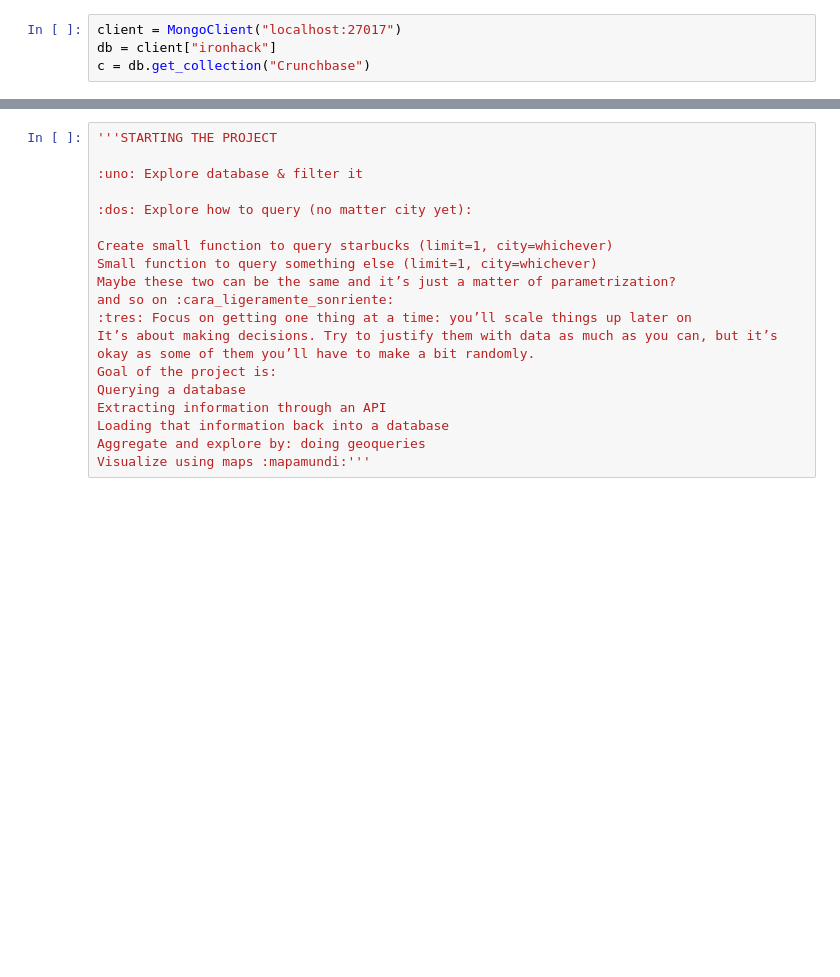
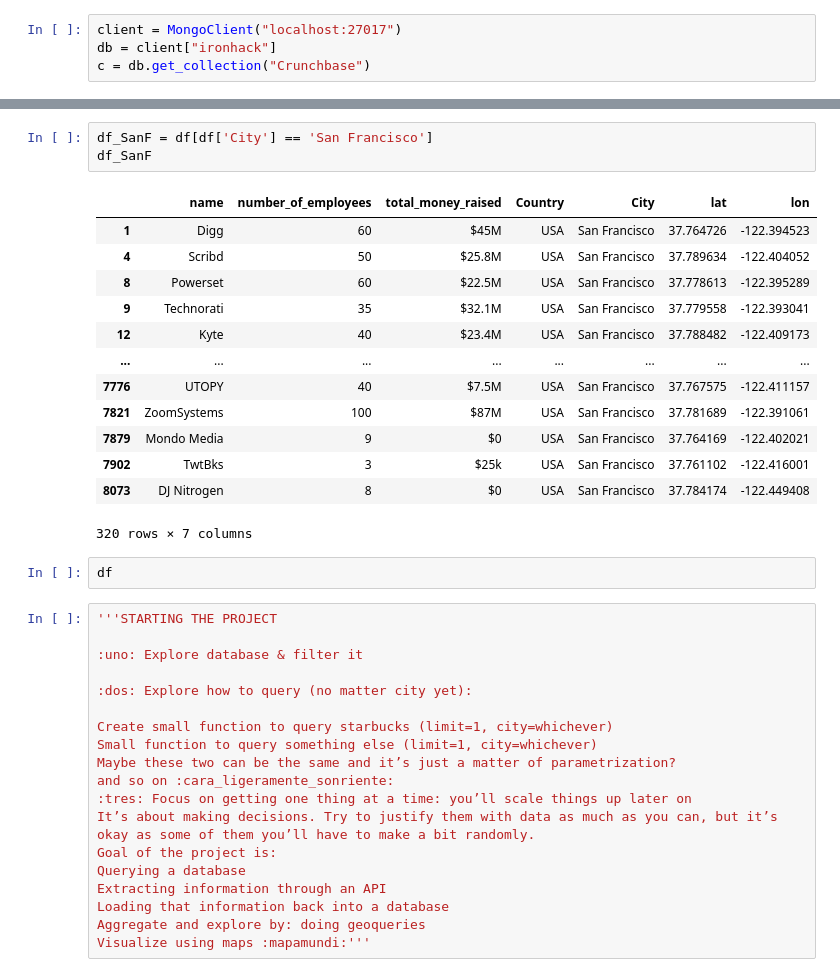
Before and after one commit to jmedina237/project3_GEO, a Jupyter notebook: project3_JOAQUIN.ipynb, the cells around one changed output, grey strips where cells are left out. Drawn from its saved outputs; the diff is of its cells as text; blank space fills up the shorter version.

```diff
--- a/project3_JOAQUIN.ipynb
+++ b/project3_JOAQUIN.ipynb
@@ -44,3 +155,22 @@ query = ""
+# %%
+df_SanF = df[df['City'] == 'San Francisco']
+df_SanF
+# %% [output]
+|  | name | number_of_employees | total_money_raised | Country | City | lat | lon |
+| 1 | Digg | 60 | $45M | USA | San Francisco | 37.764726 | -122.394523 |
+| 4 | Scribd | 50 | $25.8M | USA | San Francisco | 37.789634 | -122.404052 |
+| 8 | Powerset | 60 | $22.5M | USA | San Francisco | 37.778613 | -122.395289 |
+| 9 | Technorati | 35 | $32.1M | USA | San Francisco | 37.779558 | -122.393041 |
+| 12 | Kyte | 40 | $23.4M | USA | San Francisco | 37.788482 | -122.409173 |
+| ... | ... | ... | ... | ... | ... | ... | ... |
+| 7776 | UTOPY | 40 | $7.5M | USA | San Francisco | 37.767575 | -122.411157 |
+| 7821 | ZoomSystems | 100 | $87M | USA | San Francisco | 37.781689 | -122.391061 |
+| 7879 | Mondo Media | 9 | $0 | USA | San Francisco | 37.764169 | -122.402021 |
+| 7902 | TwtBks | 3 | $25k | USA | San Francisco | 37.761102 | -122.416001 |
+| 8073 | DJ Nitrogen | 8 | $0 | USA | San Francisco | 37.784174 | -122.449408 |
+320 rows × 7 columns
+# %%
+df
 # %%
 '''STARTING THE PROJECT
 
```
Also changed, not shown: parts of 53 cells of this notebook.
